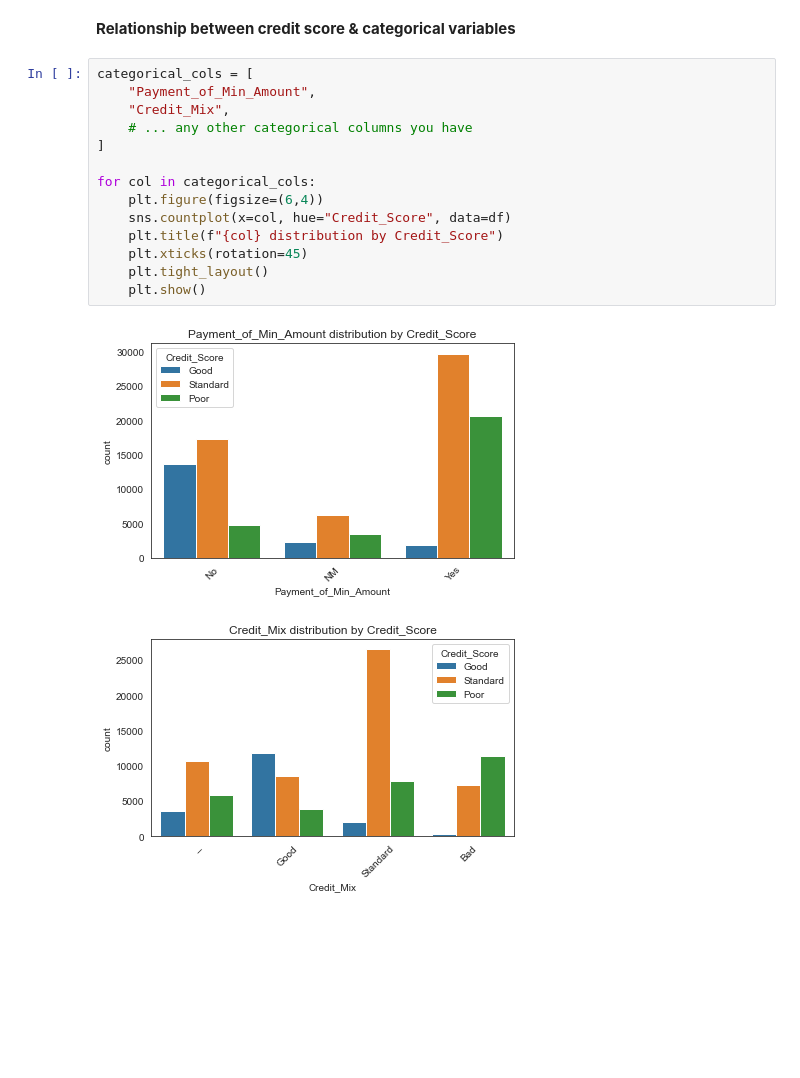
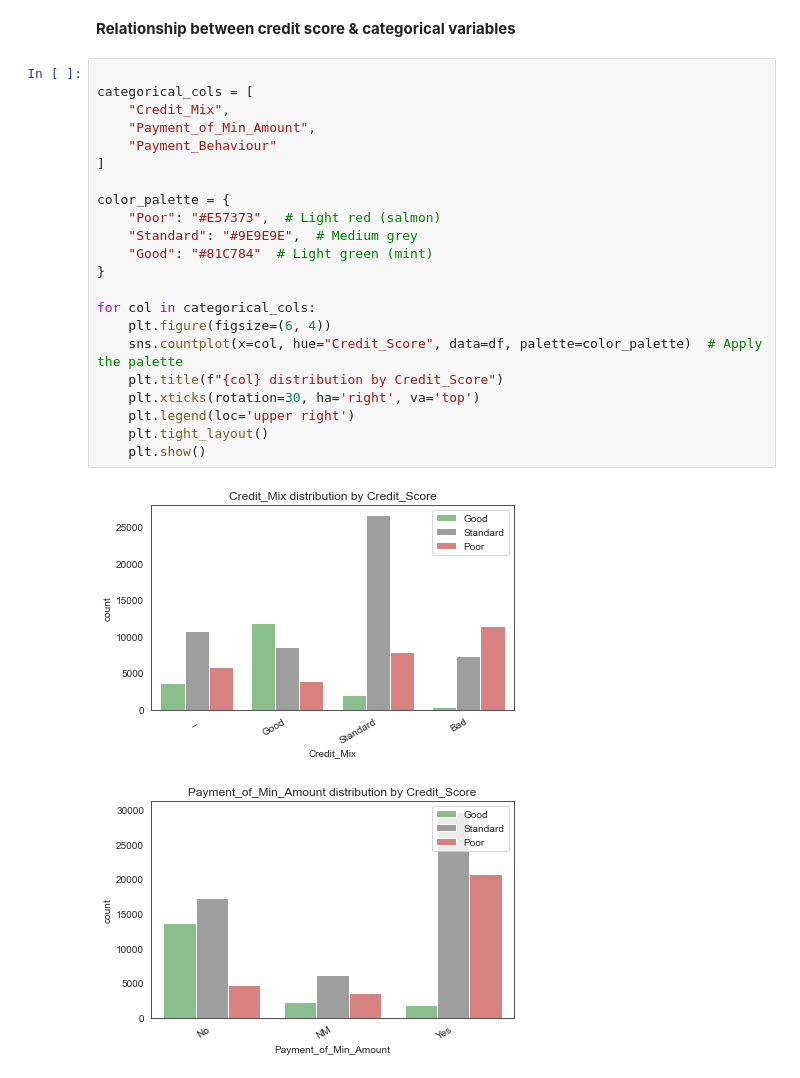
Before and after one commit to Yashsethi24/Credit_Score_Prediction, a Jupyter notebook: Notebooks/EDA_Credit_score_classification.ipynb, the cells around one changed output. Cells and saved outputs as stored; diff of their text form; blank space fills up the shorter version.

Commit message:
Categorical features & credit score

```diff
--- a/Notebooks/EDA_Credit_score_classification.ipynb
+++ b/Notebooks/EDA_Credit_score_classification.ipynb
@@ -1280,19 +1280,27 @@ Credit Utilization Ratio is quite similarly distributed.
 # %% [markdown]
 **Relationship between credit score & categorical variables**
 # %%
+
 categorical_cols = [
+    "Credit_Mix",
     "Payment_of_Min_Amount",
-    "Credit_Mix",
-    # ... any other categorical columns you have
+    "Payment_Behaviour"
 ]
 
+color_palette = {
+    "Poor": "#E57373",  # Light red (salmon)
+    "Standard": "#9E9E9E",  # Medium grey
+    "Good": "#81C784"  # Light green (mint)
+}
+
 for col in categorical_cols:
-    plt.figure(figsize=(6,4))
-    sns.countplot(x=col, hue="Credit_Score", data=df)
+    plt.figure(figsize=(6, 4))
+    sns.countplot(x=col, hue="Credit_Score", data=df, palette=color_palette)  # Apply the palette
     plt.title(f"{col} distribution by Credit_Score")
-    plt.xticks(rotation=45)
+    plt.xticks(rotation=30, ha='right', va='top')
+    plt.legend(loc='upper right')
     plt.tight_layout()
     plt.show()
 # %% [output]
-[figure, old version]
+[figure, new version]
-[figure, old version]
+[figure, new version]
```
Also changed, not shown: parts of 4 cells of this notebook.
